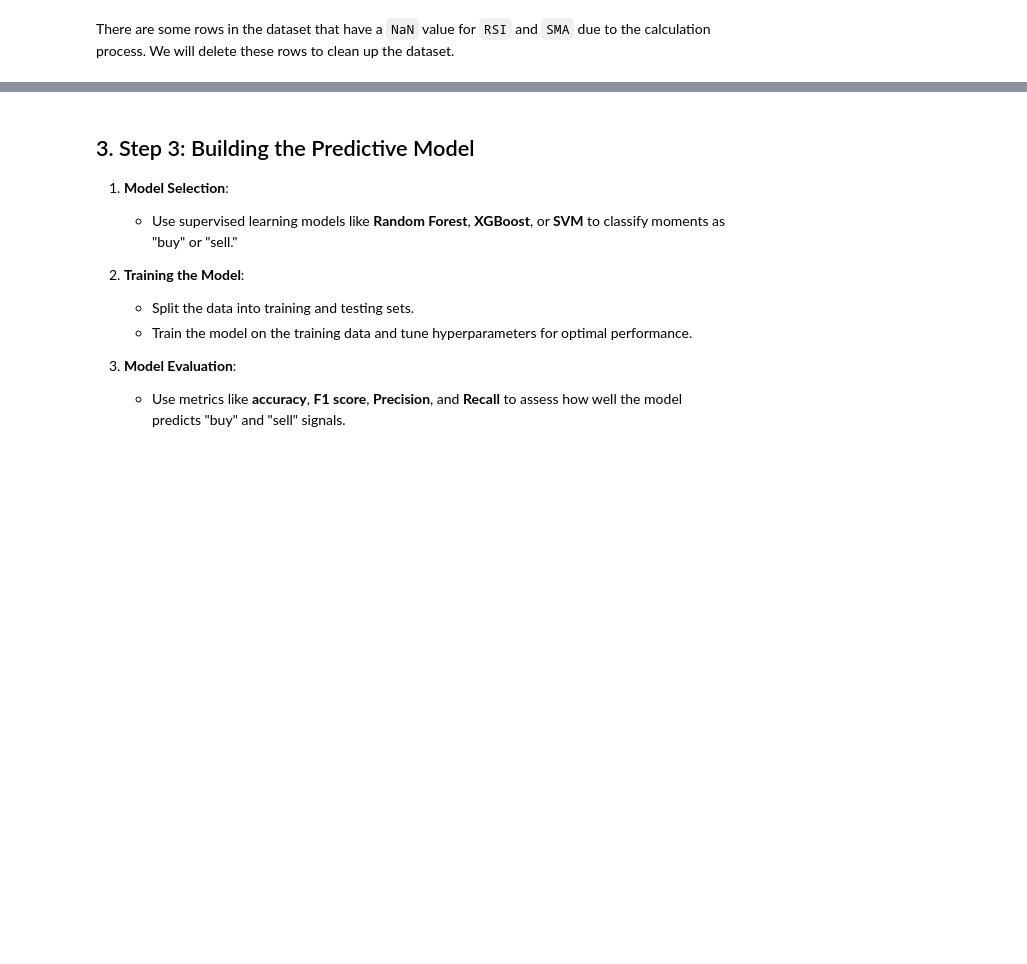
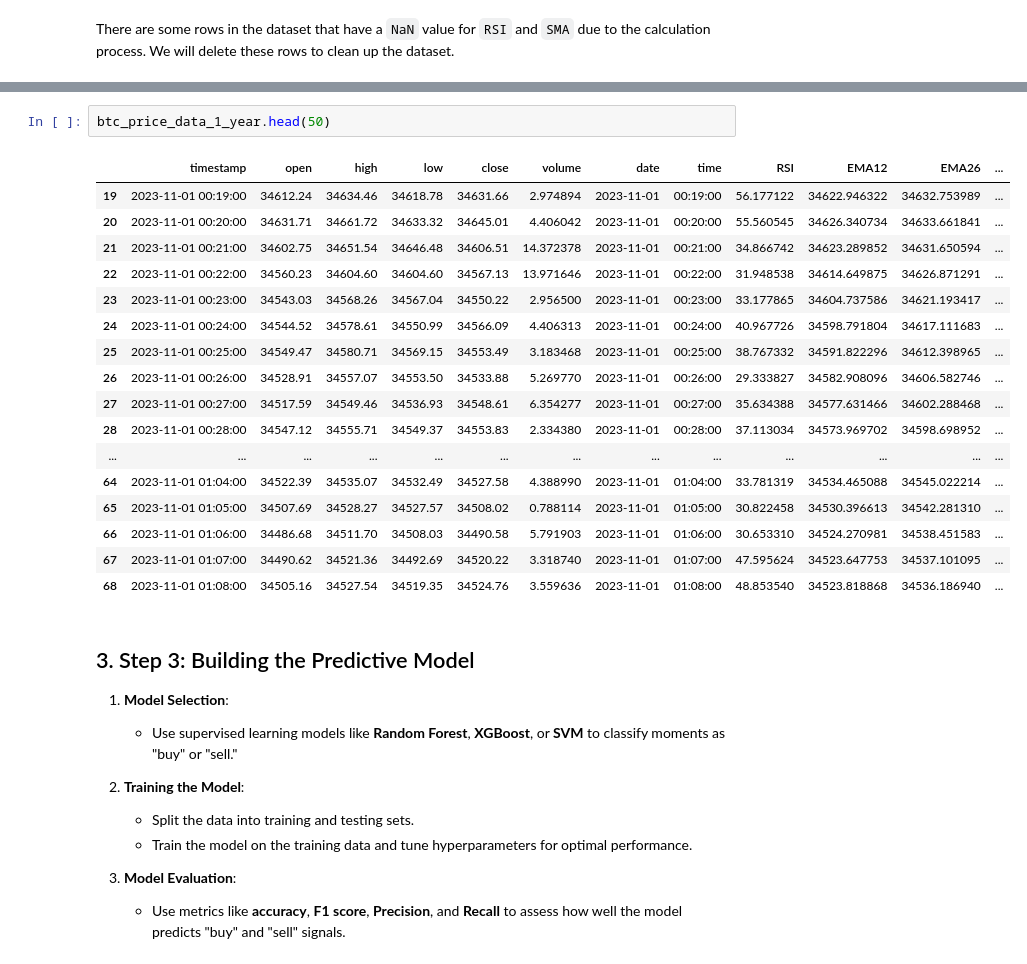
Before and after one commit to kostadinlambov/Algorithmic-Trading-Bot, a Jupyter notebook: Notebook/Algorithmic Trading Bot.ipynb, the cells around one changed output, grey strips where cells are left out. Drawn from its saved outputs; the diff is of its cells as text; blank space fills up the shorter version.

```diff
--- a/Notebook/Algorithmic Trading Bot.ipynb
+++ b/Notebook/Algorithmic Trading Bot.ipynb
@@ -410,4 +467,24 @@ btc_price_data_1_year.dropna().reset_index(drop = True)
 528612 rows × 17 columns
+# %%
+btc_price_data_1_year.head(50)
+# %% [output]
+|  | timestamp | open | high | low | close | volume | date | time | RSI | EMA12 | EMA26 | ... |
+| 19 | 2023-11-01 00:19:00 | 34612.24 | 34634.46 | 34618.78 | 34631.66 | 2.974894 | 2023-11-01 | 00:19:00 | 56.177122 | 34622.946322 | 34632.753989 | ... |
+| 20 | 2023-11-01 00:20:00 | 34631.71 | 34661.72 | 34633.32 | 34645.01 | 4.406042 | 2023-11-01 | 00:20:00 | 55.560545 | 34626.340734 | 34633.661841 | ... |
+| 21 | 2023-11-01 00:21:00 | 34602.75 | 34651.54 | 34646.48 | 34606.51 | 14.372378 | 2023-11-01 | 00:21:00 | 34.866742 | 34623.289852 | 34631.650594 | ... |
+| 22 | 2023-11-01 00:22:00 | 34560.23 | 34604.60 | 34604.60 | 34567.13 | 13.971646 | 2023-11-01 | 00:22:00 | 31.948538 | 34614.649875 | 34626.871291 | ... |
+| 23 | 2023-11-01 00:23:00 | 34543.03 | 34568.26 | 34567.04 | 34550.22 | 2.956500 | 2023-11-01 | 00:23:00 | 33.177865 | 34604.737586 | 34621.193417 | ... |
+| 24 | 2023-11-01 00:24:00 | 34544.52 | 34578.61 | 34550.99 | 34566.09 | 4.406313 | 2023-11-01 | 00:24:00 | 40.967726 | 34598.791804 | 34617.111683 | ... |
+| 25 | 2023-11-01 00:25:00 | 34549.47 | 34580.71 | 34569.15 | 34553.49 | 3.183468 | 2023-11-01 | 00:25:00 | 38.767332 | 34591.822296 | 34612.398965 | ... |
+| 26 | 2023-11-01 00:26:00 | 34528.91 | 34557.07 | 34553.50 | 34533.88 | 5.269770 | 2023-11-01 | 00:26:00 | 29.333827 | 34582.908096 | 34606.582746 | ... |
+| 27 | 2023-11-01 00:27:00 | 34517.59 | 34549.46 | 34536.93 | 34548.61 | 6.354277 | 2023-11-01 | 00:27:00 | 35.634388 | 34577.631466 | 34602.288468 | ... |
+| 28 | 2023-11-01 00:28:00 | 34547.12 | 34555.71 | 34549.37 | 34553.83 | 2.334380 | 2023-11-01 | 00:28:00 | 37.113034 | 34573.969702 | 34598.698952 | ... |
+| ... | ... | ... | ... | ... | ... | ... | ... | ... | ... | ... | ... | ... |
+| 64 | 2023-11-01 01:04:00 | 34522.39 | 34535.07 | 34532.49 | 34527.58 | 4.388990 | 2023-11-01 | 01:04:00 | 33.781319 | 34534.465088 | 34545.022214 | ... |
+| 65 | 2023-11-01 01:05:00 | 34507.69 | 34528.27 | 34527.57 | 34508.02 | 0.788114 | 2023-11-01 | 01:05:00 | 30.822458 | 34530.396613 | 34542.281310 | ... |
+| 66 | 2023-11-01 01:06:00 | 34486.68 | 34511.70 | 34508.03 | 34490.58 | 5.791903 | 2023-11-01 | 01:06:00 | 30.653310 | 34524.270981 | 34538.451583 | ... |
+| 67 | 2023-11-01 01:07:00 | 34490.62 | 34521.36 | 34492.69 | 34520.22 | 3.318740 | 2023-11-01 | 01:07:00 | 47.595624 | 34523.647753 | 34537.101095 | ... |
+| 68 | 2023-11-01 01:08:00 | 34505.16 | 34527.54 | 34519.35 | 34524.76 | 3.559636 | 2023-11-01 | 01:08:00 | 48.853540 | 34523.818868 | 34536.186940 | ... |
 # %% [markdown]
 ## 3. Step 3: Building the Predictive Model
 
```
Also changed, not shown: parts of 25 cells of this notebook, 1 other file.
